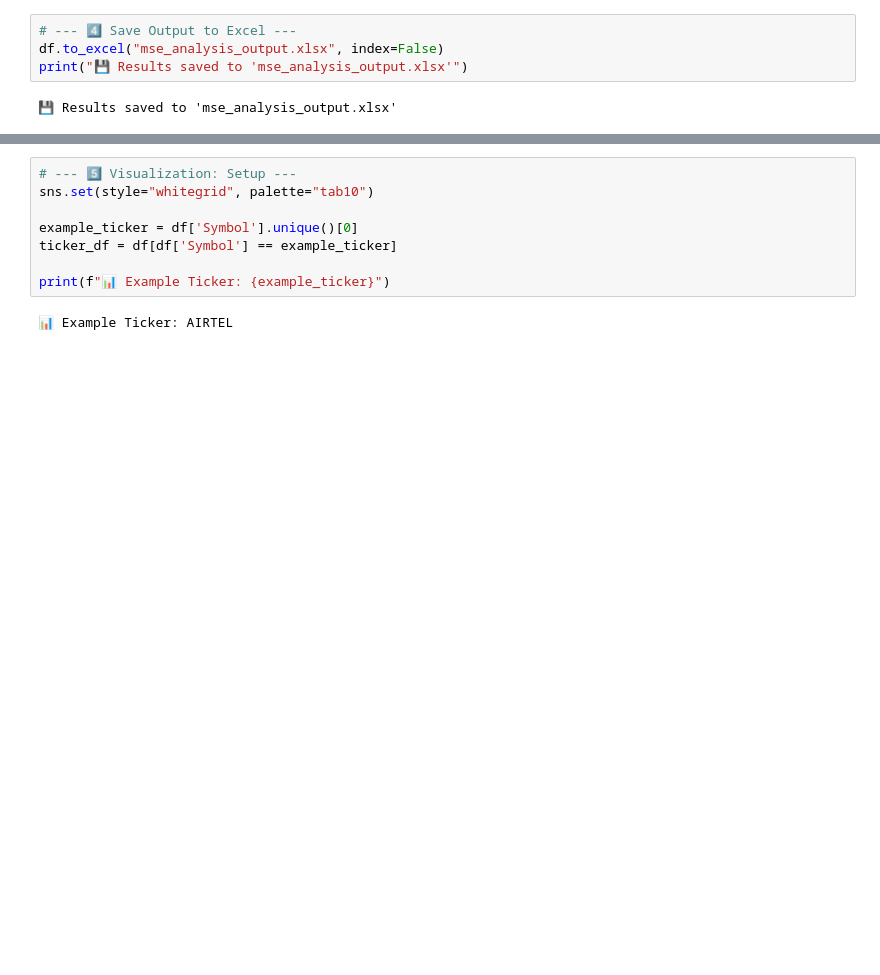
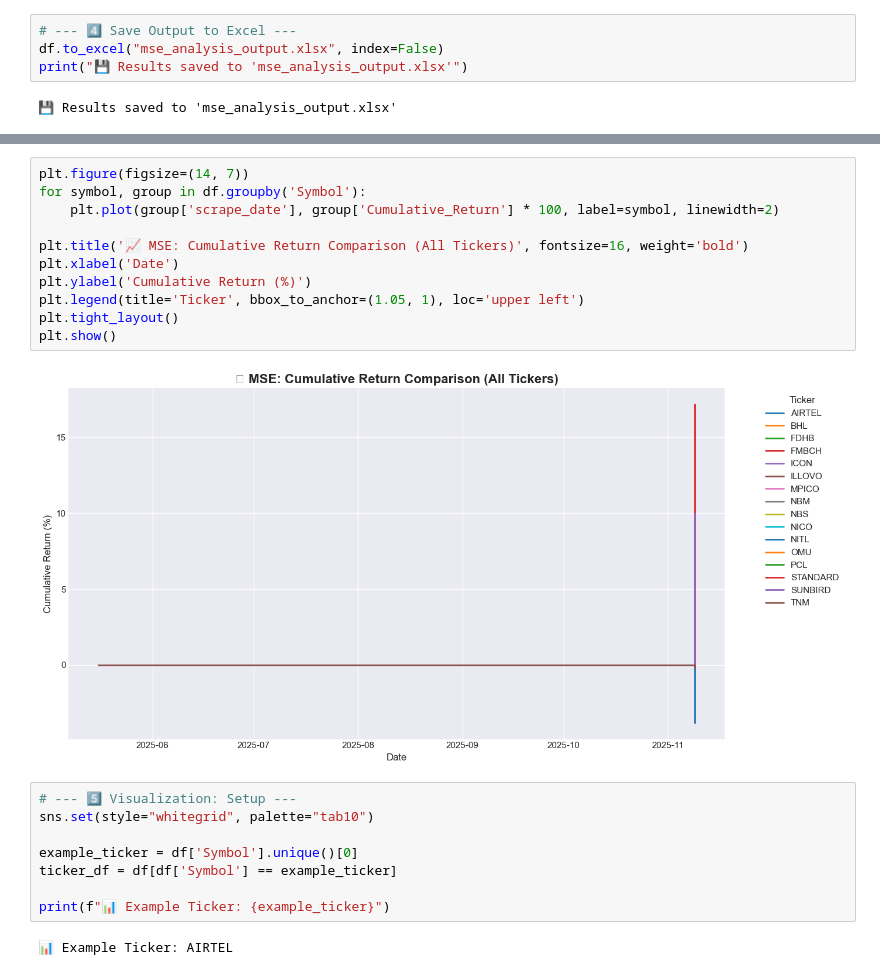
Before and after one commit to Wyzdmulc/mse_auto_scrape, a Jupyter notebook: mse_analysis.ipynb, the cells around one changed output, grey strips where cells are left out. Cells and saved outputs as stored; diff of their text form; blank space fills up the shorter version.

```diff
--- a/mse_analysis.ipynb
+++ b/mse_analysis.ipynb
@@ -155,3 +185,16 @@ print("💾 Results saved to 'mse_analysis_output.xlsx'")
+# %%
+plt.figure(figsize=(14, 7))
+for symbol, group in df.groupby('Symbol'):
+    plt.plot(group['scrape_date'], group['Cumulative_Return'] * 100, label=symbol, linewidth=2)
+
+plt.title('📈 MSE: Cumulative Return Comparison (All Tickers)', fontsize=16, weight='bold')
+plt.xlabel('Date')
+plt.ylabel('Cumulative Return (%)')
+plt.legend(title='Ticker', bbox_to_anchor=(1.05, 1), loc='upper left')
+plt.tight_layout()
+plt.show()
+# %% [output]
+[figure, added]
 # %%
 # --- 5️⃣ Visualization: Setup ---
 sns.set(style="whitegrid", palette="tab10")
```
Also changed, not shown: parts of 2 cells of this notebook.
